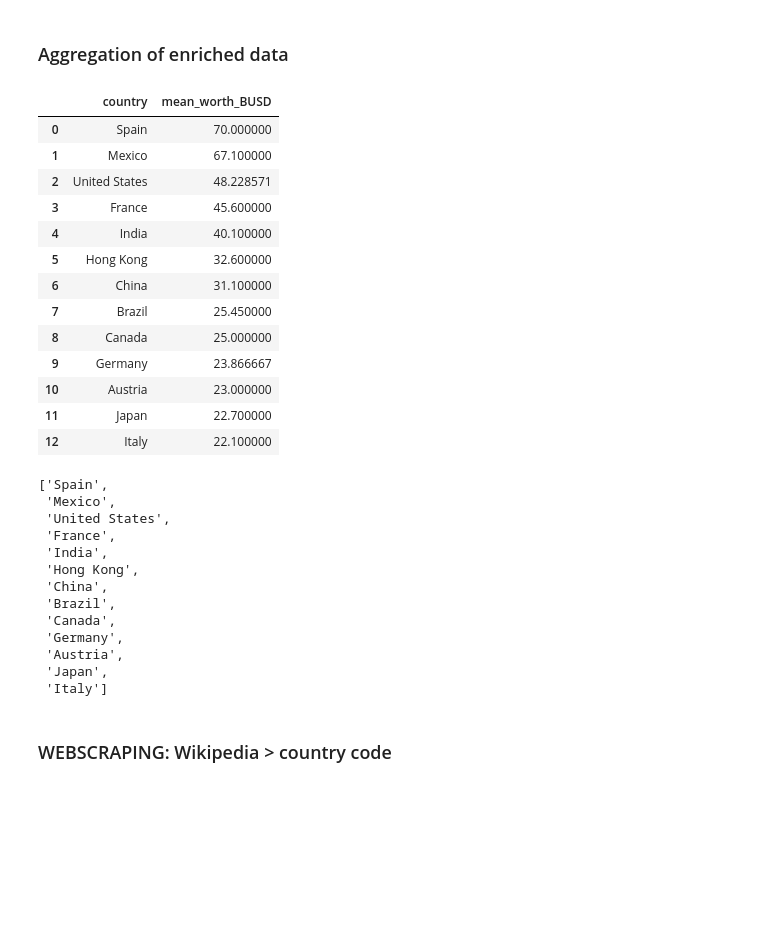
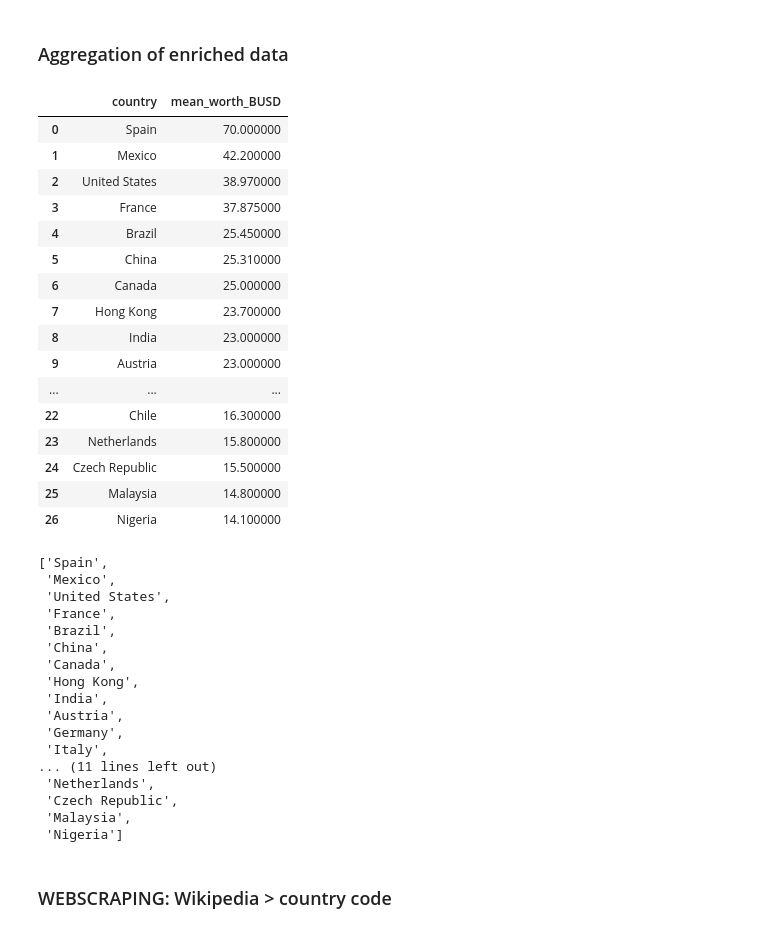
Before and after one commit to CristopherRL/Ironhack-Module_1_Project-Automatic_Reporting, a Jupyter notebook: notebooks/Stage2.ipynb, the cells around one changed output. Cells and saved outputs as stored; diff of their text form; code cells hidden in the pictures; blank space fills up the shorter version.

```diff
--- a/notebooks/Stage2.ipynb
+++ b/notebooks/Stage2.ipynb
@@ -92,30 +92,33 @@ enriched_data.describe()
 ### Aggregation of enriched data
 # %%
 #Its is a input
-top = 50
+top = 100 #hasta 1000 funciona bien
 
 #Considering all position values over 'top' value, grouping Worth by Country, and sorting values
 meanW_country = enriched_data[ enriched_data ['position'] <= top ].groupby('country')['worth_BUSD'].mean().sort_values(ascending=False)
 
 #Converting 'Industry' as index to column, to represent in bar plot
 meanW_country = meanW_country.reset_index()
 meanW_country.rename(columns={'worth_BUSD': 'mean_worth_BUSD'}, inplace=True)
 meanW_country
 # %% [output]
 |  | country | mean_worth_BUSD |
 | 0 | Spain | 70.000000 |
-| 1 | Mexico | 67.100000 |
-| 2 | United States | 48.228571 |
-| 3 | France | 45.600000 |
-| 4 | India | 40.100000 |
-| 5 | Hong Kong | 32.600000 |
-| 6 | China | 31.100000 |
-| 7 | Brazil | 25.450000 |
-| 8 | Canada | 25.000000 |
-| 9 | Germany | 23.866667 |
-| 10 | Austria | 23.000000 |
-| 11 | Japan | 22.700000 |
-| 12 | Italy | 22.100000 |
+| 1 | Mexico | 42.200000 |
+| 2 | United States | 38.970000 |
+| 3 | France | 37.875000 |
+| 4 | Brazil | 25.450000 |
+| 5 | China | 25.310000 |
+| 6 | Canada | 25.000000 |
+| 7 | Hong Kong | 23.700000 |
+| 8 | India | 23.000000 |
+| 9 | Austria | 23.000000 |
+| ... | ... | ... |
+| 22 | Chile | 16.300000 |
+| 23 | Netherlands | 15.800000 |
+| 24 | Czech Republic | 15.500000 |
+| 25 | Malaysia | 14.800000 |
+| 26 | Nigeria | 14.100000 |
 # %%
 country_list = list(meanW_country.country.unique())
 country_list
@@ -124,15 +127,19 @@ country_list
  'Mexico',
  'United States',
  'France',
+ 'Brazil',
+ 'China',
+ 'Canada',
+ 'Hong Kong',
  'India',
- 'Hong Kong',
- 'China',
- 'Brazil',
- 'Canada',
+ 'Austria',
  'Germany',
- 'Austria',
- 'Japan',
- 'Italy']
+ 'Italy',
+... (11 lines left out)
+ 'Netherlands',
+ 'Czech Republic',
+ 'Malaysia',
+ 'Nigeria']
 # %% [markdown]
 ### WEBSCRAPING: Wikipedia > country code
 # %%
```
Also changed, not shown: parts of 22 cells of this notebook, 1 other file.
